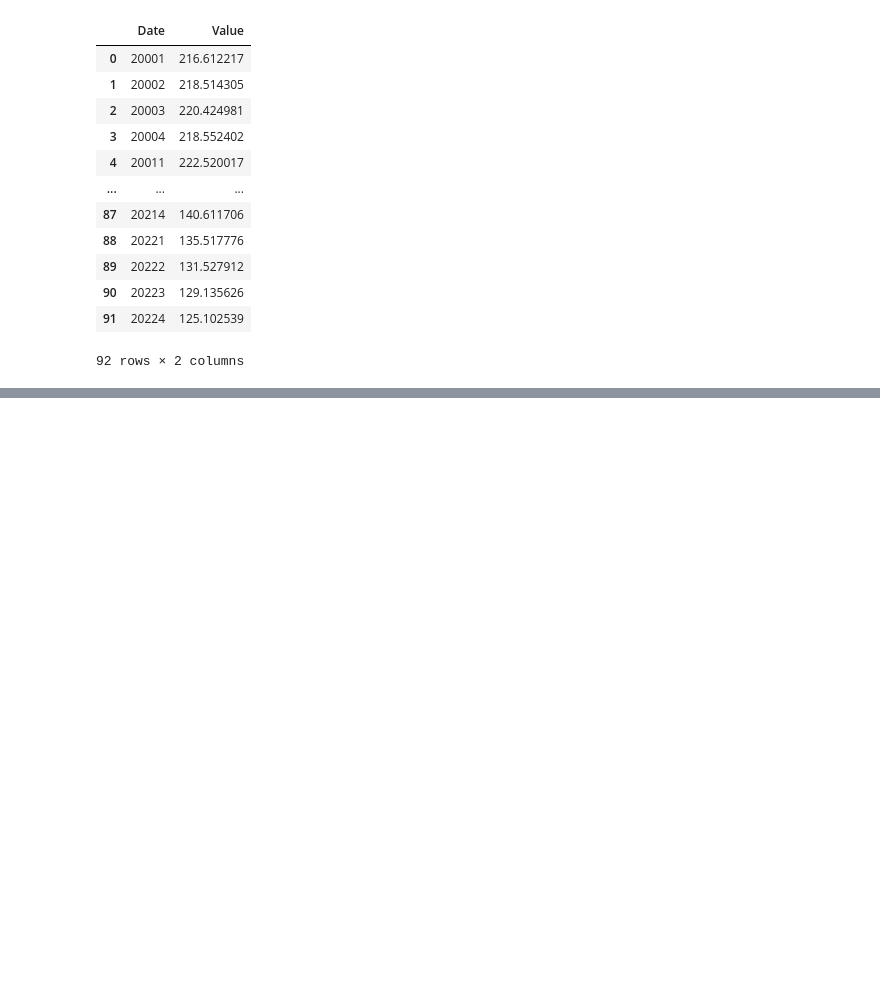
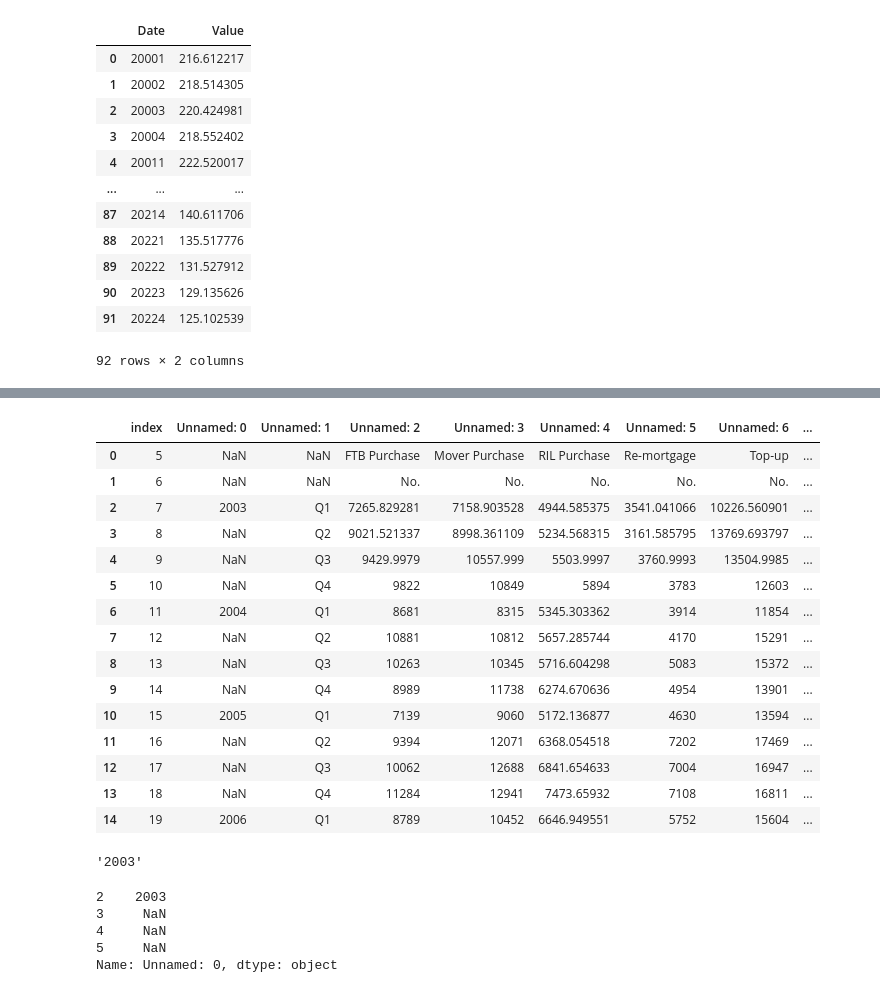
Before and after one commit to sbs23038/SBS23038_CA2, a Jupyter notebook: SBS23038_CA2.ipynb, the cells around one changed output, grey strips where cells are left out. Saved outputs shown, nothing was run; the diff lists cells and outputs as text; code cells hidden in the pictures; blank space fills up the shorter version.

```diff
--- a/SBS23038_CA2.ipynb
+++ b/SBS23038_CA2.ipynb
@@ -138,0 +543,6 @@ ie_prod_df
+# %%
+# mortgage drawdowns
+mortg_dd = pd.read_excel('mortg_drawdown_ie.xls', sheet_name = 'Number of loans')
+mortg_dd = mortg_dd.iloc[5:87,:]
+mortg_dd = mortg_dd.reset_index()
+mortg_dd.head()
@@ -138,0 +556,31 @@ ie_prod_df
+# %%
+mortg_dd.iloc[0:15,:]
+# %% [output]
+|  | index | Unnamed: 0 | Unnamed: 1 | Unnamed: 2 | Unnamed: 3 | Unnamed: 4 | Unnamed: 5 | Unnamed: 6 | ... |
+| 0 | 5 | NaN | NaN | FTB Purchase | Mover Purchase | RIL Purchase | Re-mortgage | Top-up | ... |
+| 1 | 6 | NaN | NaN | No. | No. | No. | No. | No. | ... |
+| 2 | 7 | 2003 | Q1 | 7265.829281 | 7158.903528 | 4944.585375 | 3541.041066 | 10226.560901 | ... |
+| 3 | 8 | NaN | Q2 | 9021.521337 | 8998.361109 | 5234.568315 | 3161.585795 | 13769.693797 | ... |
+| 4 | 9 | NaN | Q3 | 9429.9979 | 10557.999 | 5503.9997 | 3760.9993 | 13504.9985 | ... |
+| 5 | 10 | NaN | Q4 | 9822 | 10849 | 5894 | 3783 | 12603 | ... |
+| 6 | 11 | 2004 | Q1 | 8681 | 8315 | 5345.303362 | 3914 | 11854 | ... |
+| 7 | 12 | NaN | Q2 | 10881 | 10812 | 5657.285744 | 4170 | 15291 | ... |
+| 8 | 13 | NaN | Q3 | 10263 | 10345 | 5716.604298 | 5083 | 15372 | ... |
+| 9 | 14 | NaN | Q4 | 8989 | 11738 | 6274.670636 | 4954 | 13901 | ... |
+| 10 | 15 | 2005 | Q1 | 7139 | 9060 | 5172.136877 | 4630 | 13594 | ... |
+| 11 | 16 | NaN | Q2 | 9394 | 12071 | 6368.054518 | 7202 | 17469 | ... |
+| 12 | 17 | NaN | Q3 | 10062 | 12688 | 6841.654633 | 7004 | 16947 | ... |
+| 13 | 18 | NaN | Q4 | 11284 | 12941 | 7473.65932 | 7108 | 16811 | ... |
+| 14 | 19 | 2006 | Q1 | 8789 | 10452 | 6646.949551 | 5752 | 15604 | ... |
+# %%
+str(mortg_dd.iloc[2,1])
+# %% [output]
+'2003'
+# %%
+mortg_dd.iloc[2:6,1]
+# %% [output]
+2    2003
+3     NaN
+4     NaN
+5     NaN
+Name: Unnamed: 0, dtype: object
```
Also changed, not shown: parts of 60 cells of this notebook.
